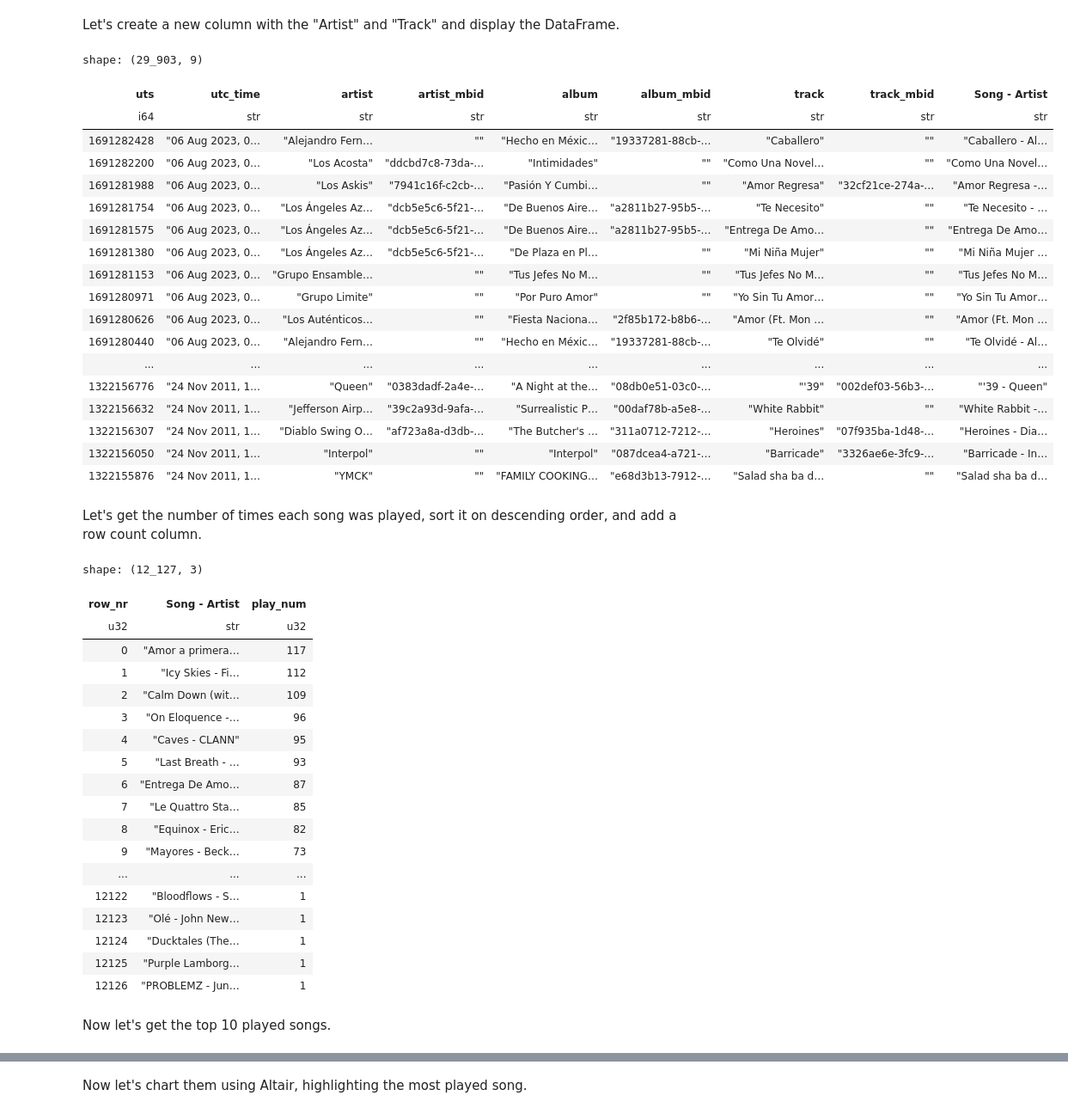
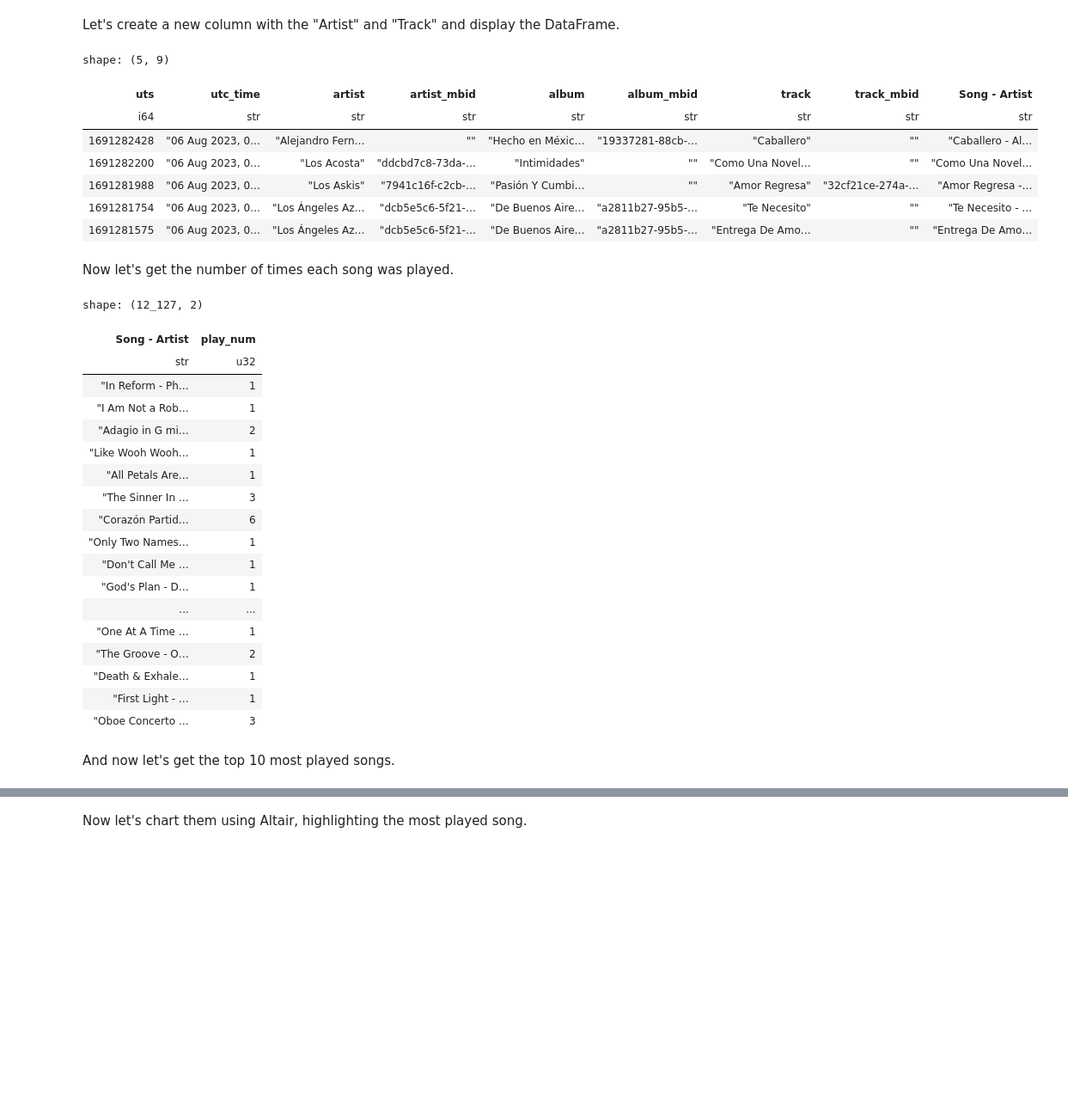
Before and after one commit to Underdoge/music-ds, a Jupyter notebook: Jupyter_Workbook.ipynb, the cells around one changed output, grey strips where cells are left out. Shown at 86% size. Saved outputs shown, nothing was run; the diff lists cells and outputs as text; code cells hidden in the pictures; blank space fills up the shorter version.

```diff
--- a/Jupyter_Workbook.ipynb
+++ b/Jupyter_Workbook.ipynb
@@ -356,55 +433,43 @@ Let's create a new column with the "Artist" and "Track" and display the DataFram
 # %%
 scrobbles_df = scrobbles_df.with_columns(
     (pl.col('track') + " - " + pl.col('artist')).alias("Song - Artist")
 )
-scrobbles_df
+scrobbles_df.head()
 # %% [output]
-shape: (29_903, 9)
+shape: (5, 9)
 | uts | utc_time | artist | artist_mbid | album | album_mbid | track | track_mbid | Song - Artist |
 | i64 | str | str | str | str | str | str | str | str |
 | 1691282428 | "06 Aug 2023, 0… | "Alejandro Fern… | "" | "Hecho en Méxic… | "19337281-88cb-… | "Caballero" | "" | "Caballero - Al… |
 | 1691282200 | "06 Aug 2023, 0… | "Los Acosta" | "ddcbd7c8-73da-… | "Intimidades" | "" | "Como Una Novel… | "" | "Como Una Novel… |
 | 1691281988 | "06 Aug 2023, 0… | "Los Askis" | "7941c16f-c2cb-… | "Pasión Y Cumbi… | "" | "Amor Regresa" | "32cf21ce-274a-… | "Amor Regresa -… |
 | 1691281754 | "06 Aug 2023, 0… | "Los Ángeles Az… | "dcb5e5c6-5f21-… | "De Buenos Aire… | "a2811b27-95b5-… | "Te Necesito" | "" | "Te Necesito - … |
 | 1691281575 | "06 Aug 2023, 0… | "Los Ángeles Az… | "dcb5e5c6-5f21-… | "De Buenos Aire… | "a2811b27-95b5-… | "Entrega De Amo… | "" | "Entrega De Amo… |
-| 1691281380 | "06 Aug 2023, 0… | "Los Ángeles Az… | "dcb5e5c6-5f21-… | "De Plaza en Pl… | "" | "Mi Niña Mujer" | "" | "Mi Niña Mujer … |
-| 1691281153 | "06 Aug 2023, 0… | "Grupo Ensamble… | "" | "Tus Jefes No M… | "" | "Tus Jefes No M… | "" | "Tus Jefes No M… |
-| 1691280971 | "06 Aug 2023, 0… | "Grupo Limite" | "" | "Por Puro Amor" | "" | "Yo Sin Tu Amor… | "" | "Yo Sin Tu Amor… |
-| 1691280626 | "06 Aug 2023, 0… | "Los Auténticos… | "" | "Fiesta Naciona… | "2f85b172-b8b6-… | "Amor (Ft. Mon … | "" | "Amor (Ft. Mon … |
-| 1691280440 | "06 Aug 2023, 0… | "Alejandro Fern… | "" | "Hecho en Méxic… | "19337281-88cb-… | "Te Olvidé" | "" | "Te Olvidé - Al… |
-| ... | ... | ... | ... | ... | ... | ... | ... | ... |
-| 1322156776 | "24 Nov 2011, 1… | "Queen" | "0383dadf-2a4e-… | "A Night at the… | "08db0e51-03c0-… | "'39" | "002def03-56b3-… | "'39 - Queen" |
-| 1322156632 | "24 Nov 2011, 1… | "Jefferson Airp… | "39c2a93d-9afa-… | "Surrealistic P… | "00daf78b-a5e8-… | "White Rabbit" | "" | "White Rabbit -… |
-| 1322156307 | "24 Nov 2011, 1… | "Diablo Swing O… | "af723a8a-d3db-… | "The Butcher's … | "311a0712-7212-… | "Heroines" | "07f935ba-1d48-… | "Heroines - Dia… |
-| 1322156050 | "24 Nov 2011, 1… | "Interpol" | "" | "Interpol" | "087dcea4-a721-… | "Barricade" | "3326ae6e-3fc9-… | "Barricade - In… |
-| 1322155876 | "24 Nov 2011, 1… | "YMCK" | "" | "FAMILY COOKING… | "e68d3b13-7912-… | "Salad sha ba d… | "" | "Salad sha ba d… |
 # %% [markdown]
-Let's get the number of times each song was played, sort it on descending order, and add a row count column.
+Now let's get the number of times each song was played.
 # %%
-played_songs = scrobbles_df.group_by('Song - Artist').agg(
+num_played_songs = scrobbles_df.group_by('Song - Artist').agg(
     pl.col('Song - Artist').count().alias('play_num')
-).sort(by="play_num", descending=True).with_row_count()
-
-played_songs
+)
+num_played_songs
 # %% [output]
-shape: (12_127, 3)
+shape: (12_127, 2)
-| row_nr | Song - Artist | play_num |
-| u32 | str | u32 |
-| 0 | "Amor a primera… | 117 |
-| 1 | "Icy Skies - Fi… | 112 |
-| 2 | "Calm Down (wit… | 109 |
-| 3 | "On Eloquence -… | 96 |
-| 4 | "Caves - CLANN" | 95 |
-| 5 | "Last Breath - … | 93 |
-| 6 | "Entrega De Amo… | 87 |
-| 7 | "Le Quattro Sta… | 85 |
-| 8 | "Equinox - Eric… | 82 |
-| 9 | "Mayores - Beck… | 73 |
-| ... | ... | ... |
-| 12122 | "Bloodflows - S… | 1 |
-| 12123 | "Olé - John New… | 1 |
-| 12124 | "Ducktales (The… | 1 |
-| 12125 | "Purple Lamborg… | 1 |
-| 12126 | "PROBLEMZ - Jun… | 1 |
+| Song - Artist | play_num |
+| str | u32 |
+| "In Reform - Ph… | 1 |
+| "I Am Not a Rob… | 1 |
+| "Adagio in G mi… | 2 |
+| "Like Wooh Wooh… | 1 |
+| "All Petals Are… | 1 |
+| "The Sinner In … | 3 |
+| "Corazón Partid… | 6 |
+| "Only Two Names… | 1 |
+| "Don't Call Me … | 1 |
+| "God's Plan - D… | 1 |
+| ... | ... |
+| "One At A Time … | 1 |
+| "The Groove - O… | 2 |
+| "Death & Exhale… | 1 |
+| "First Light - … | 1 |
+| "Oboe Concerto … | 3 |
 # %% [markdown]
-Now let's get the top 10 played songs.
+And now let's get the top 10 most played songs.
```
Also changed, not shown: parts of 26 cells of this notebook.
